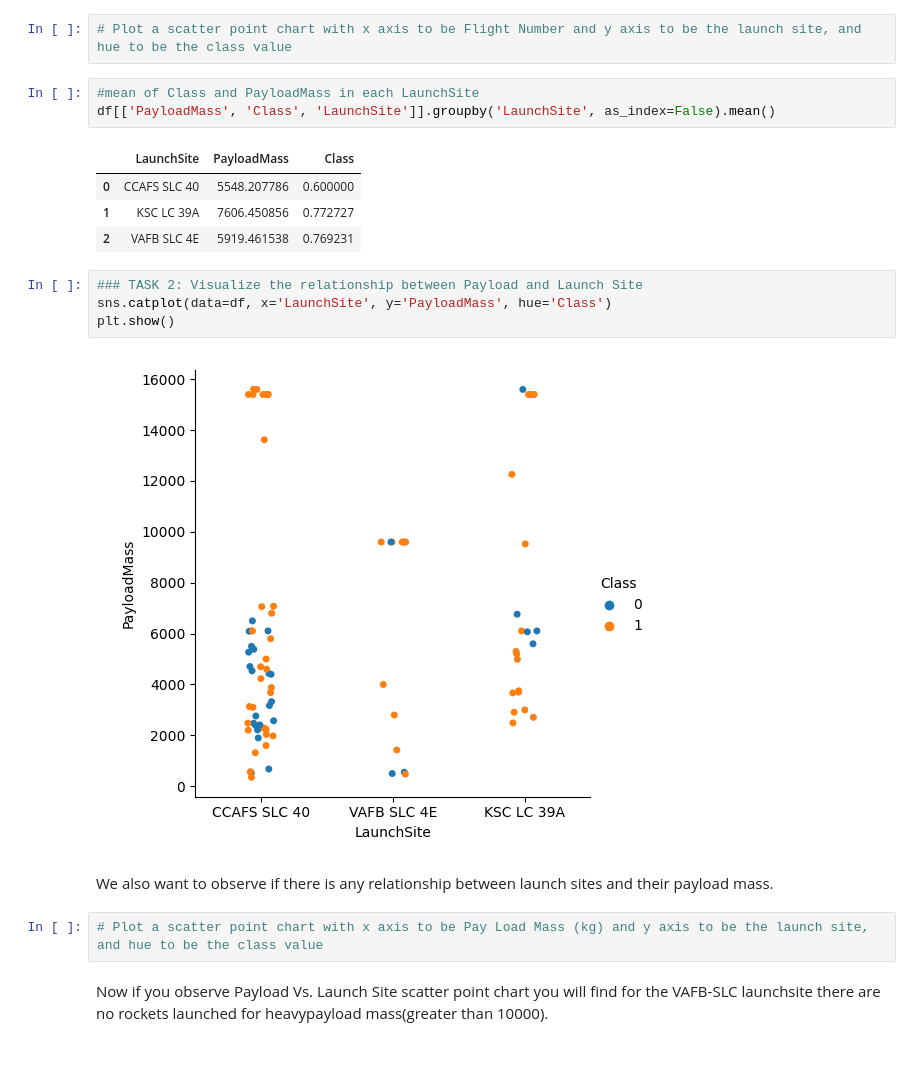
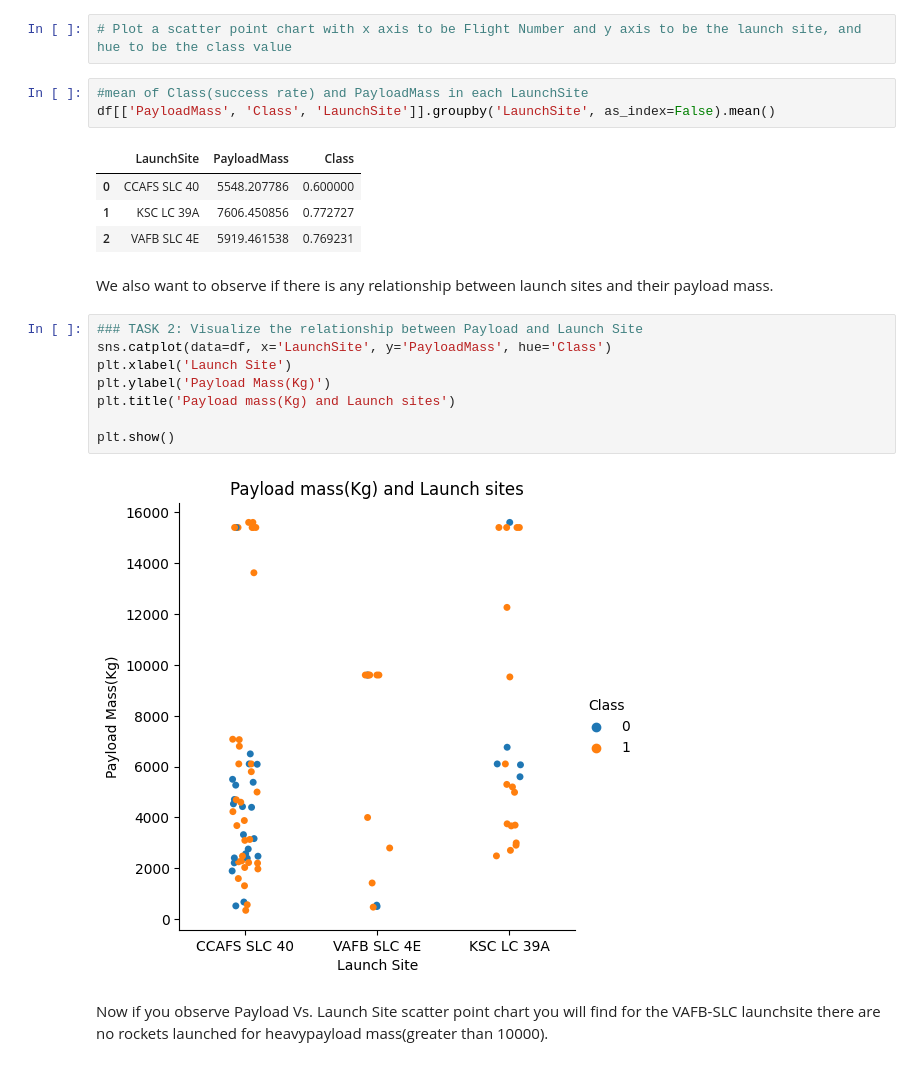
Before and after one commit to mrpintime/Falcon9_Landing, a Jupyter notebook: Exploratory_DataAnalysis(EDA)/Visualize with Matplotlib_seaborn/EDA-data_ Visualization.ipynb, the cells around one changed output. Cells and saved outputs as stored; diff of their text form.

```diff
--- a/Exploratory_DataAnalysis(EDA)/Visualize with Matplotlib_seaborn/EDA-data_ Visualization.ipynb
+++ b/Exploratory_DataAnalysis(EDA)/Visualize with Matplotlib_seaborn/EDA-data_ Visualization.ipynb
@@ -115,22 +100,24 @@ Use the function <code>catplot</code> to plot <code>FlightNumber</code> vs <code
 # %%
 # Plot a scatter point chart with x axis to be Flight Number and y axis to be the launch site, and hue to be the class value
 # %%
-#mean of Class and PayloadMass in each LaunchSite
+#mean of Class(success rate) and PayloadMass in each LaunchSite
 df[['PayloadMass', 'Class', 'LaunchSite']].groupby('LaunchSite', as_index=False).mean()
 # %% [output]
 |  | LaunchSite | PayloadMass | Class |
 | 0 | CCAFS SLC 40 | 5548.207786 | 0.600000 |
 | 1 | KSC LC 39A | 7606.450856 | 0.772727 |
 | 2 | VAFB SLC 4E | 5919.461538 | 0.769231 |
-# %%
-### TASK 2: Visualize the relationship between Payload and Launch Site
-sns.catplot(data=df, x='LaunchSite', y='PayloadMass', hue='Class')
-plt.show()
-# %% [output]
-[figure, removed]
 # %% [markdown]
 We also want to observe if there is any relationship between launch sites and their payload mass.
-# %%
-# Plot a scatter point chart with x axis to be Pay Load Mass (kg) and y axis to be the launch site, and hue to be the class value
+# %%
+### TASK 2: Visualize the relationship between Payload and Launch Site
+sns.catplot(data=df, x='LaunchSite', y='PayloadMass', hue='Class')
+plt.xlabel('Launch Site')
+plt.ylabel('Payload Mass(Kg)')
+plt.title('Payload mass(Kg) and Launch sites')
+
+plt.show()
+# %% [output]
+[figure, added]
 # %% [markdown]
 Now if you observe Payload Vs. Launch Site scatter point chart you will find for the VAFB-SLC  launchsite there are no  rockets  launched for  heavypayload mass(greater than 10000).
```
Also changed, not shown: parts of 40 cells of this notebook, 1 other file.
